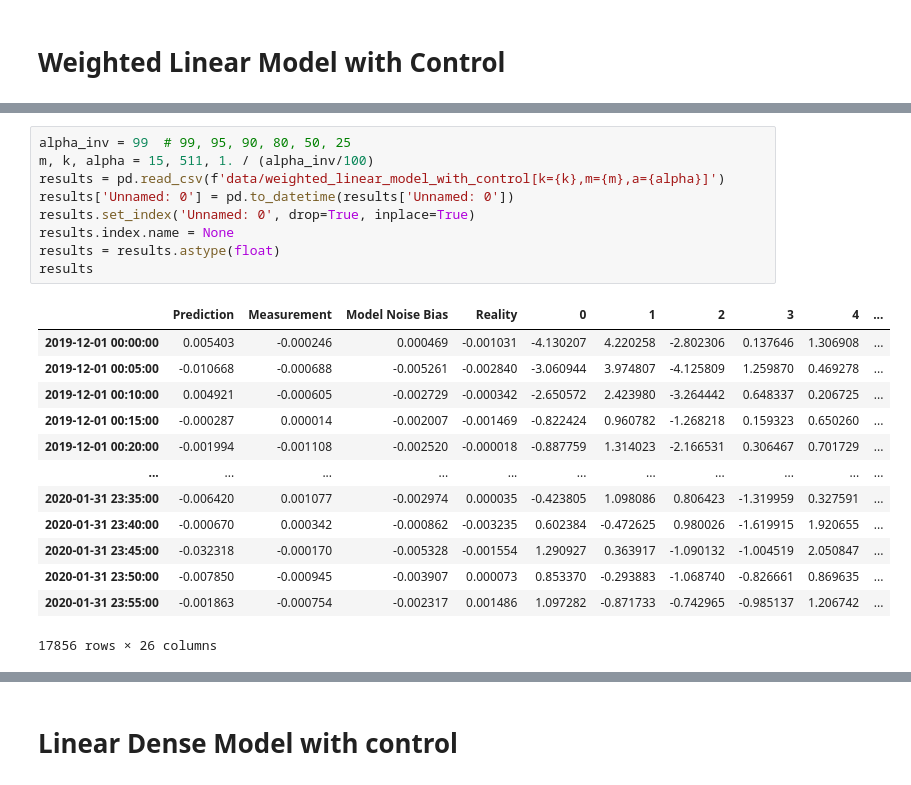
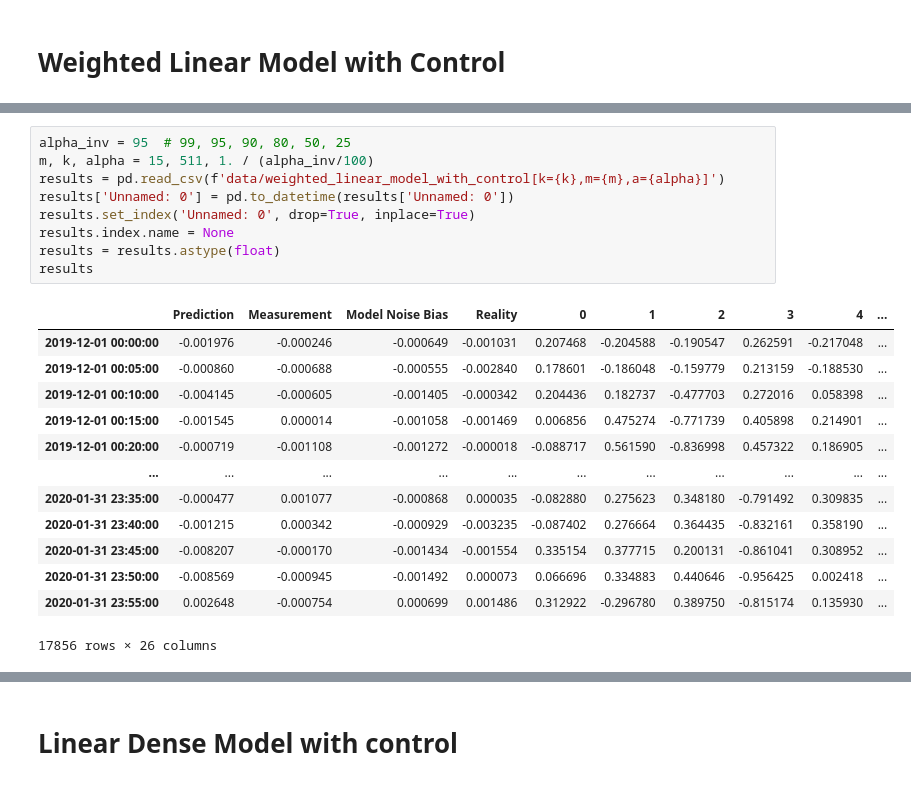
Before and after one commit to MohsenGhodrati/cvx_project_Kalman_Filter, a Jupyter notebook: Experiments.ipynb, the cells around one changed output, grey strips where cells are left out. Drawn from its saved outputs; the diff is of its cells as text.

```diff
--- a/Experiments.ipynb
+++ b/Experiments.ipynb
@@ -509,23 +686,23 @@ STANDARD ERRORS
 # %%
-alpha_inv = 99  # 99, 95, 90, 80, 50, 25
+alpha_inv = 95  # 99, 95, 90, 80, 50, 25
 m, k, alpha = 15, 511, 1. / (alpha_inv/100)
 results = pd.read_csv(f'data/weighted_linear_model_with_control[k={k},m={m},a={alpha}]')
 results['Unnamed: 0'] = pd.to_datetime(results['Unnamed: 0'])
 results.set_index('Unnamed: 0', drop=True, inplace=True)
 results.index.name = None
 results = results.astype(float)
 results
 # %% [output]
 |  | Prediction | Measurement | Model Noise Bias | Reality | 0 | 1 | 2 | 3 | 4 | ... |
-| 2019-12-01 00:00:00 | 0.005403 | -0.000246 | 0.000469 | -0.001031 | -4.130207 | 4.220258 | -2.802306 | 0.137646 | 1.306908 | ... |
-| 2019-12-01 00:05:00 | -0.010668 | -0.000688 | -0.005261 | -0.002840 | -3.060944 | 3.974807 | -4.125809 | 1.259870 | 0.469278 | ... |
-| 2019-12-01 00:10:00 | 0.004921 | -0.000605 | -0.002729 | -0.000342 | -2.650572 | 2.423980 | -3.264442 | 0.648337 | 0.206725 | ... |
-| 2019-12-01 00:15:00 | -0.000287 | 0.000014 | -0.002007 | -0.001469 | -0.822424 | 0.960782 | -1.268218 | 0.159323 | 0.650260 | ... |
-| 2019-12-01 00:20:00 | -0.001994 | -0.001108 | -0.002520 | -0.000018 | -0.887759 | 1.314023 | -2.166531 | 0.306467 | 0.701729 | ... |
+| 2019-12-01 00:00:00 | -0.001976 | -0.000246 | -0.000649 | -0.001031 | 0.207468 | -0.204588 | -0.190547 | 0.262591 | -0.217048 | ... |
+| 2019-12-01 00:05:00 | -0.000860 | -0.000688 | -0.000555 | -0.002840 | 0.178601 | -0.186048 | -0.159779 | 0.213159 | -0.188530 | ... |
+| 2019-12-01 00:10:00 | -0.004145 | -0.000605 | -0.001405 | -0.000342 | 0.204436 | 0.182737 | -0.477703 | 0.272016 | 0.058398 | ... |
+| 2019-12-01 00:15:00 | -0.001545 | 0.000014 | -0.001058 | -0.001469 | 0.006856 | 0.475274 | -0.771739 | 0.405898 | 0.214901 | ... |
+| 2019-12-01 00:20:00 | -0.000719 | -0.001108 | -0.001272 | -0.000018 | -0.088717 | 0.561590 | -0.836998 | 0.457322 | 0.186905 | ... |
 | ... | ... | ... | ... | ... | ... | ... | ... | ... | ... | ... |
-| 2020-01-31 23:35:00 | -0.006420 | 0.001077 | -0.002974 | 0.000035 | -0.423805 | 1.098086 | 0.806423 | -1.319959 | 0.327591 | ... |
-| 2020-01-31 23:40:00 | -0.000670 | 0.000342 | -0.000862 | -0.003235 | 0.602384 | -0.472625 | 0.980026 | -1.619915 | 1.920655 | ... |
-| 2020-01-31 23:45:00 | -0.032318 | -0.000170 | -0.005328 | -0.001554 | 1.290927 | 0.363917 | -1.090132 | -1.004519 | 2.050847 | ... |
-| 2020-01-31 23:50:00 | -0.007850 | -0.000945 | -0.003907 | 0.000073 | 0.853370 | -0.293883 | -1.068740 | -0.826661 | 0.869635 | ... |
-| 2020-01-31 23:55:00 | -0.001863 | -0.000754 | -0.002317 | 0.001486 | 1.097282 | -0.871733 | -0.742965 | -0.985137 | 1.206742 | ... |
+| 2020-01-31 23:35:00 | -0.000477 | 0.001077 | -0.000868 | 0.000035 | -0.082880 | 0.275623 | 0.348180 | -0.791492 | 0.309835 | ... |
+| 2020-01-31 23:40:00 | -0.001215 | 0.000342 | -0.000929 | -0.003235 | -0.087402 | 0.276664 | 0.364435 | -0.832161 | 0.358190 | ... |
+| 2020-01-31 23:45:00 | -0.008207 | -0.000170 | -0.001434 | -0.001554 | 0.335154 | 0.377715 | 0.200131 | -0.861041 | 0.308952 | ... |
+| 2020-01-31 23:50:00 | -0.008569 | -0.000945 | -0.001492 | 0.000073 | 0.066696 | 0.334883 | 0.440646 | -0.956425 | 0.002418 | ... |
+| 2020-01-31 23:55:00 | 0.002648 | -0.000754 | 0.000699 | 0.001486 | 0.312922 | -0.296780 | 0.389750 | -0.815174 | 0.135930 | ... |
 17856 rows × 26 columns
```
Also changed, not shown: parts of 23 cells of this notebook, 4 other files.
